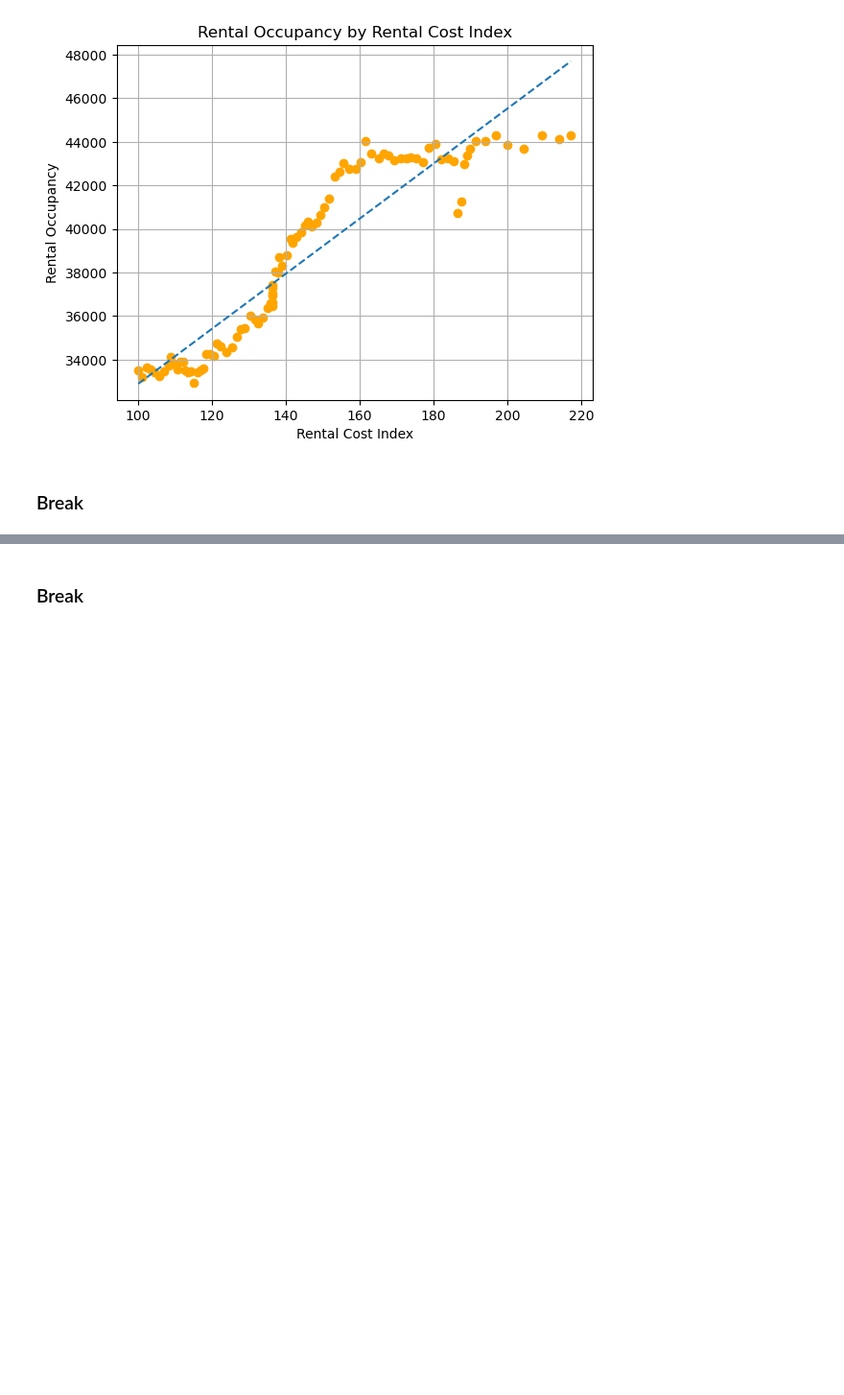
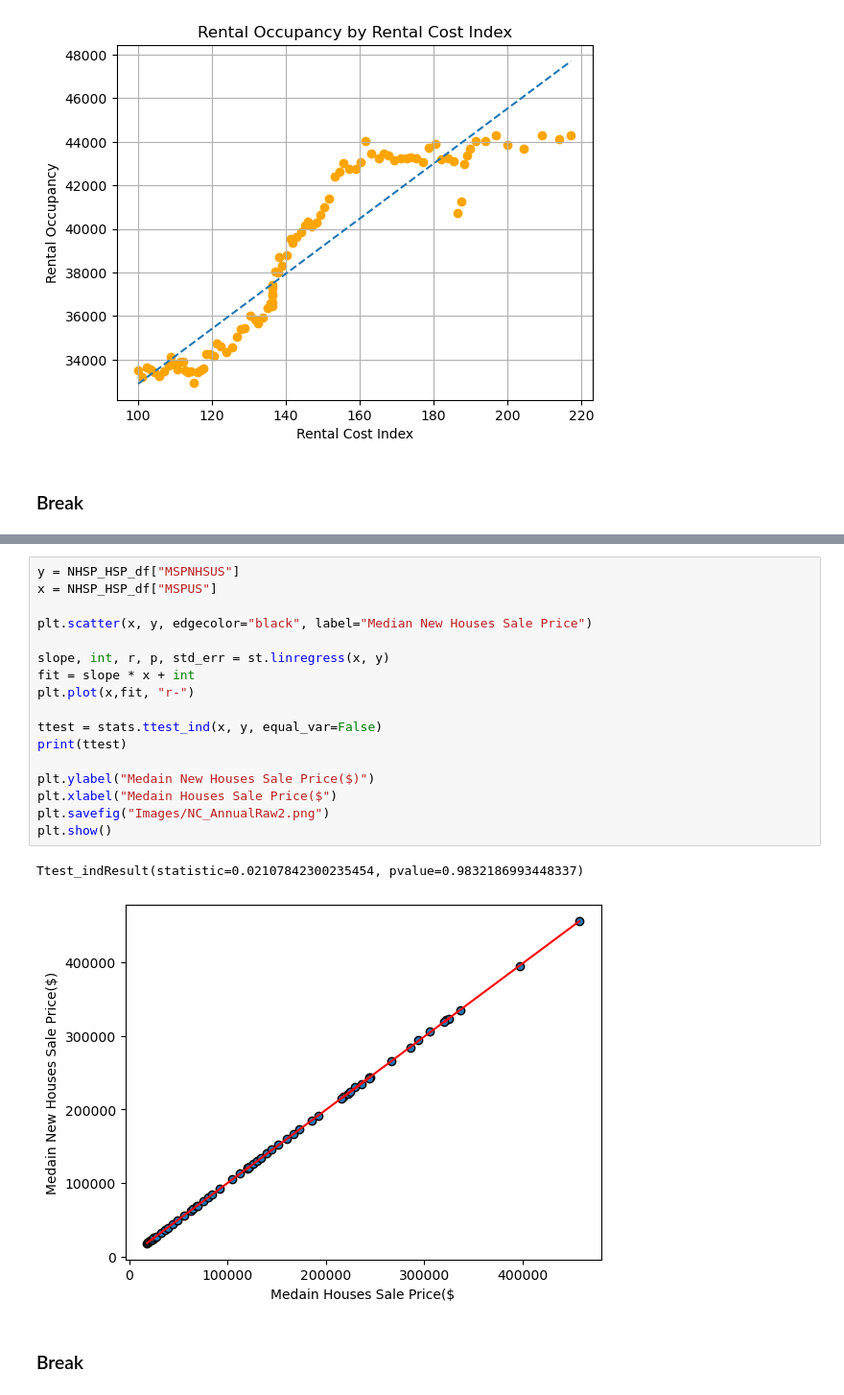
Before and after one commit to dthomas0424/Project1Team6, a Jupyter notebook: project_1_combined.ipynb, the cells around one changed output, grey strips where cells are left out. Shown at 96% size. Drawn from its saved outputs; the diff is of its cells as text; blank space fills up the shorter version.

```diff
--- a/project_1_combined.ipynb
+++ b/project_1_combined.ipynb
@@ -442,3 +423,23 @@ Ttest_indResult(statistic=-2.0973382311706583, pvalue=0.042556241093287796)
+# %%
+y = NHSP_HSP_df["MSPNHSUS"]
+x = NHSP_HSP_df["MSPUS"]
+
+plt.scatter(x, y, edgecolor="black", label="Median New Houses Sale Price")
+
+slope, int, r, p, std_err = st.linregress(x, y)
+fit = slope * x + int
+plt.plot(x,fit, "r-")
+
+ttest = stats.ttest_ind(x, y, equal_var=False)
+print(ttest)
+
+plt.ylabel("Medain New Houses Sale Price($)")
+plt.xlabel("Medain Houses Sale Price($")
+plt.savefig("Images/NC_AnnualRaw2.png")
+plt.show()
+# %% [output]
+Ttest_indResult(statistic=0.02107842300235454, pvalue=0.9832186993448337)
+[figure, added]
 # %% [markdown]
 ### Break
 # %%
```
Also changed, not shown: parts of 15 cells of this notebook.
